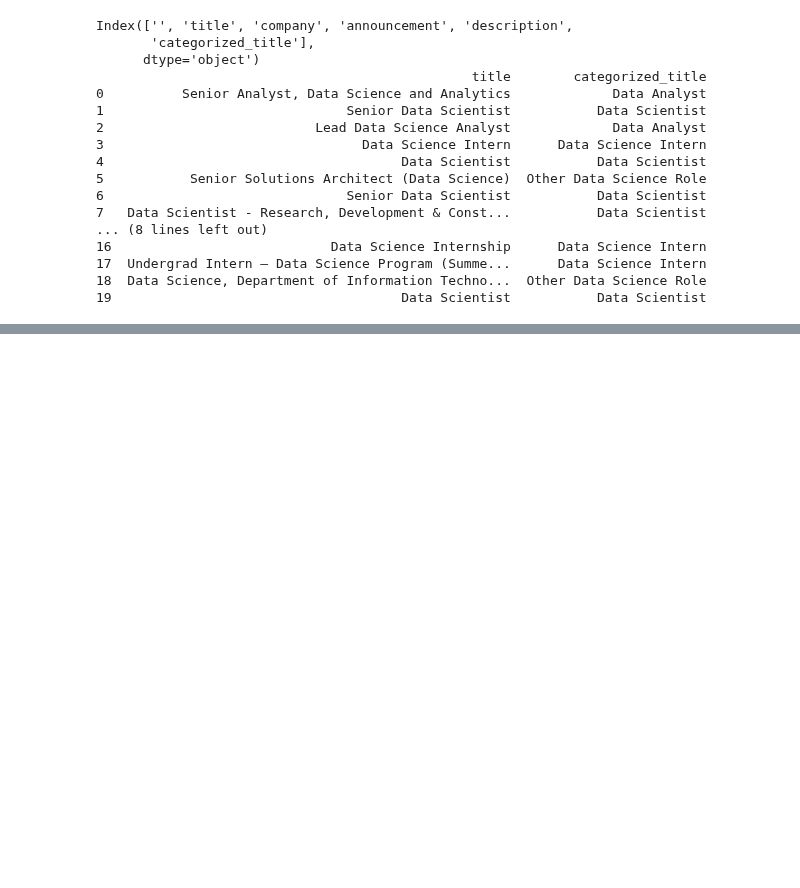
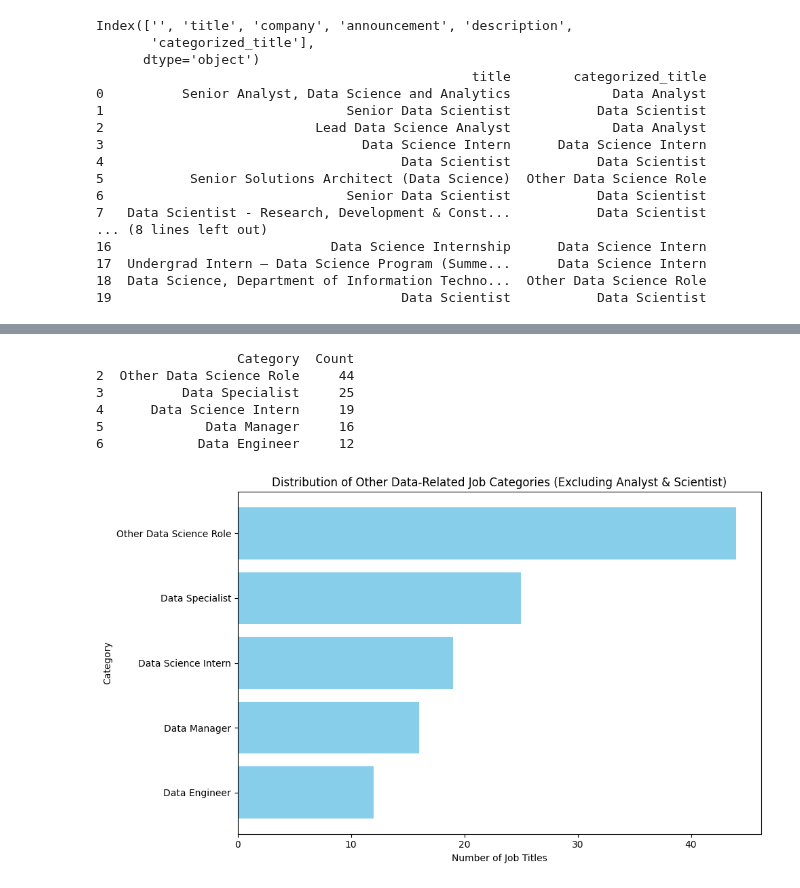
Before and after one commit to MaharLeika18/Data-Mining---Python, a Jupyter notebook: Midterms_Act1/MidtermsExam/TextPreprocessing.ipynb, the cells around one changed output, grey strips where cells are left out. Drawn from its saved outputs; the diff is of its cells as text; code cells hidden in the pictures; blank space fills up the shorter version.

```diff
--- a/Midterms_Act1/MidtermsExam/TextPreprocessing.ipynb
+++ b/Midterms_Act1/MidtermsExam/TextPreprocessing.ipynb
@@ -121,0 +146,22 @@ df.to_csv('ProcessedJobs.csv')
+# %%
+
+# Distribution of Non-dominant Job Titles by Category
+filtered_summary = summary[~summary["Category"].isin(["Data Scientist", "Data Analyst"])]
+print(filtered_summary)
+
+plt.figure(figsize=(10,6))
+plt.barh(filtered_summary["Category"], filtered_summary["Count"], color='skyblue')
+plt.xlabel("Number of Job Titles")
+plt.ylabel("Category")
+plt.title("Distribution of Other Data-Related Job Categories (Excluding Analyst & Scientist)")
+plt.gca().invert_yaxis()
+plt.tight_layout()
+plt.show()
+# %% [output]
+                  Category  Count
+2  Other Data Science Role     44
+3          Data Specialist     25
+4      Data Science Intern     19
+5             Data Manager     16
+6            Data Engineer     12
+[figure, added]
```
Also changed, not shown: parts of 5 cells of this notebook, 1 other file.
